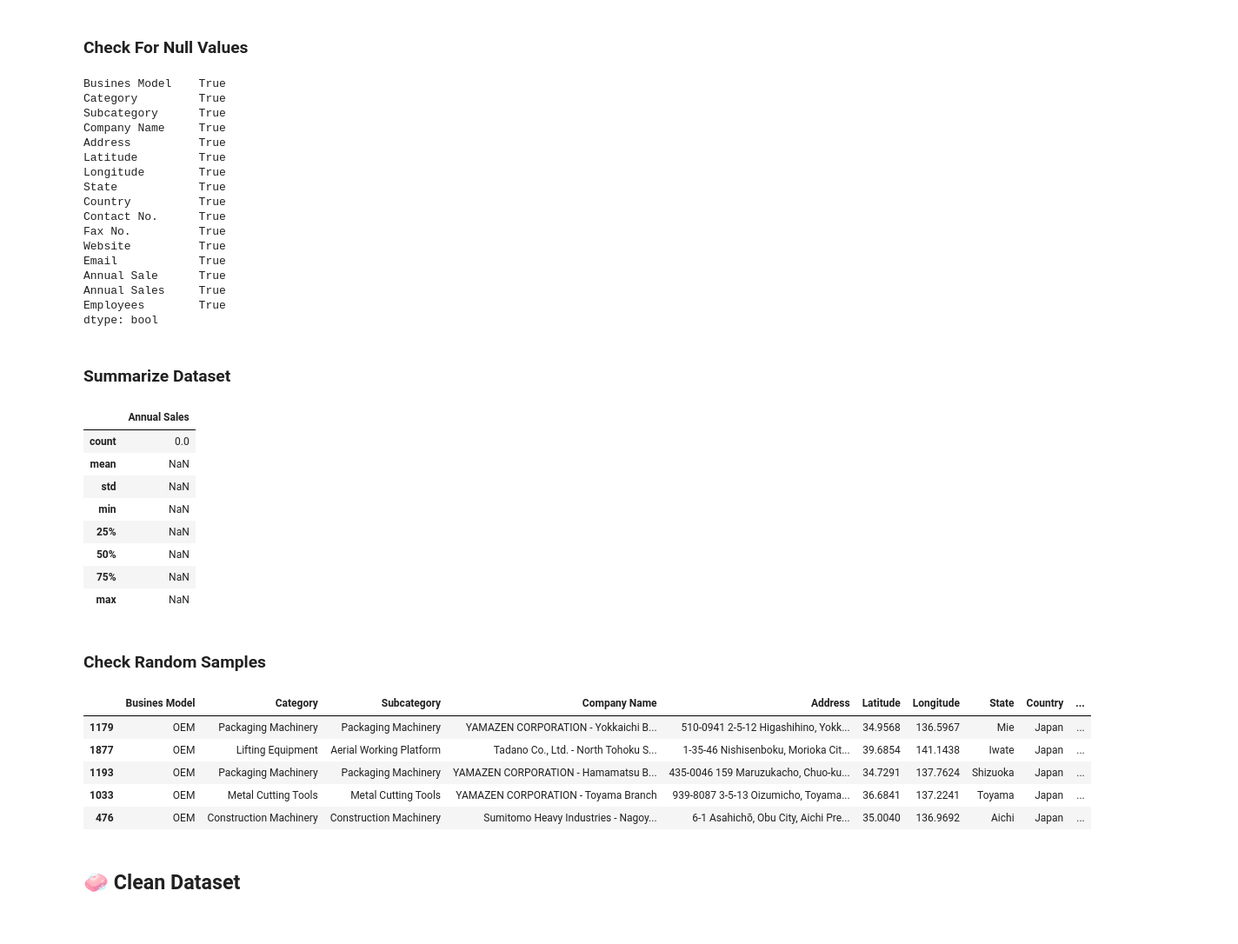
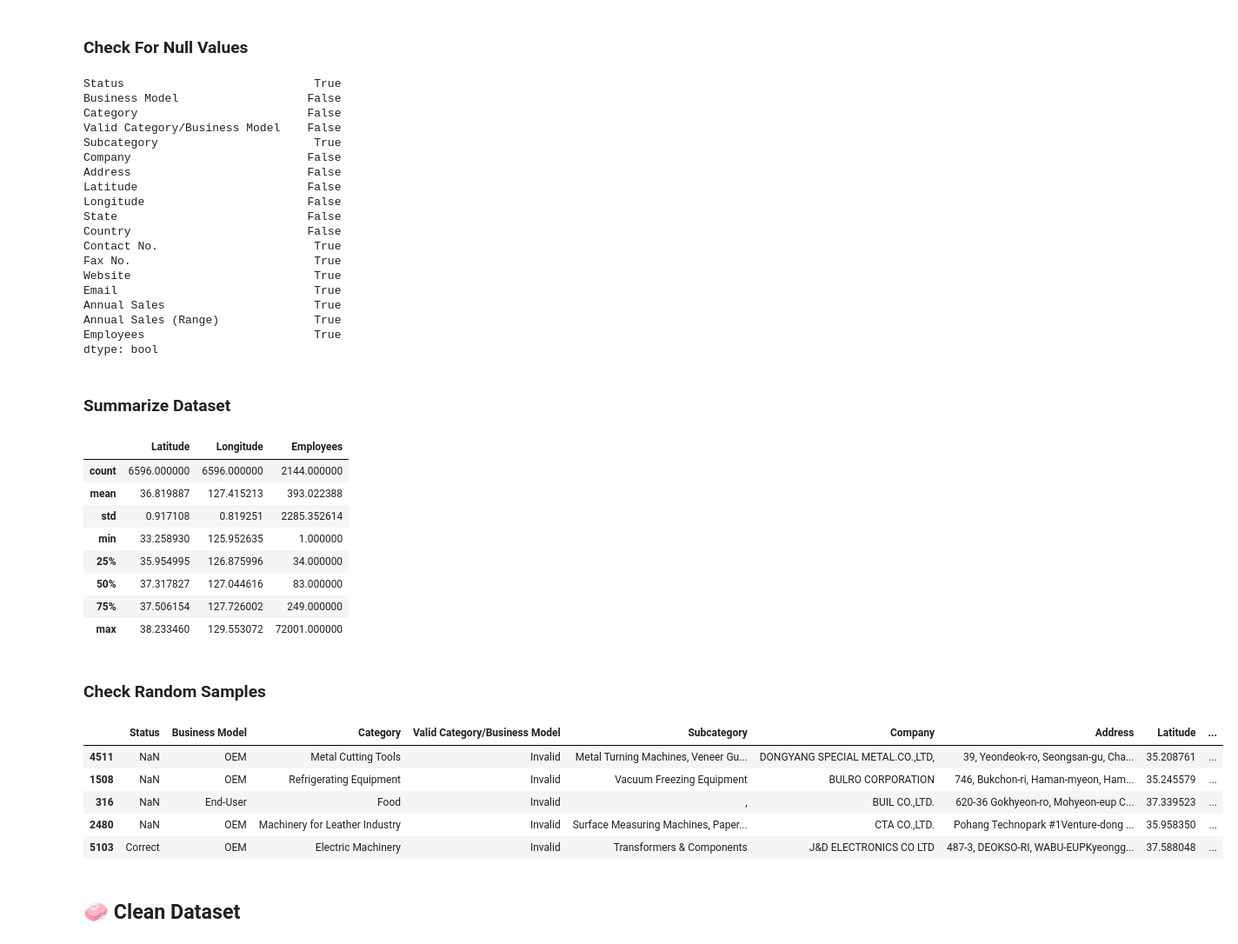
Before and after one commit to mitano-17/Nidec-Drives-Data-Cleaning, a Jupyter notebook: Dataset_Korea_Cleaner.ipynb, the cells around one changed output. Shown at 87% size. Drawn from its saved outputs; the diff is of its cells as text; code cells hidden in the pictures.

```diff
--- a/Dataset_Korea_Cleaner.ipynb
+++ b/Dataset_Korea_Cleaner.ipynb
@@ -45,50 +45,52 @@ memory usage: 927.7+ KB
 # %% [markdown]
 <h3>Check For Null Values</h3>
 # %%
-C_Original_df.isnull().any()
+K_Original_df.isnull().any()
 # %% [output]
-Busines Model    True
-Category         True
-Subcategory      True
-Company Name     True
-Address          True
-Latitude         True
-Longitude        True
-State            True
-Country          True
-Contact No.      True
-Fax No.          True
-Website          True
-Email            True
-Annual Sale      True
-Annual Sales     True
-Employees        True
+Status                            True
+Business Model                   False
+Category                         False
+Valid Category/Business Model    False
+Subcategory                       True
+Company                          False
+Address                          False
+Latitude                         False
+Longitude                        False
+State                            False
+Country                          False
+Contact No.                       True
+Fax No.                           True
+Website                           True
+Email                             True
+Annual Sales                      True
+Annual Sales (Range)              True
+Employees                         True
 dtype: bool
 # %% [markdown]
 <h3>Summarize Dataset</h3>
 # %%
-C_Original_df.describe()
+K_Original_df.describe()
 # %% [output]
-|  | Annual Sales |
-| count | 0.0 |
-| mean | NaN |
-| std | NaN |
-| min | NaN |
-| 25% | NaN |
-| 50% | NaN |
-| 75% | NaN |
-| max | NaN |
+|  | Latitude | Longitude | Employees |
+| count | 6596.000000 | 6596.000000 | 2144.000000 |
+| mean | 36.819887 | 127.415213 | 393.022388 |
+| std | 0.917108 | 0.819251 | 2285.352614 |
+| min | 33.258930 | 125.952635 | 1.000000 |
+| 25% | 35.954995 | 126.875996 | 34.000000 |
+| 50% | 37.317827 | 127.044616 | 83.000000 |
+| 75% | 37.506154 | 127.726002 | 249.000000 |
+| max | 38.233460 | 129.553072 | 72001.000000 |
 # %% [markdown]
 <h3>Check Random Samples</h3>
 # %%
-C_Original_df.sample(5)
+K_Original_df.sample(5)
 # %% [output]
-|  | Busines Model | Category | Subcategory | Company Name | Address | Latitude | Longitude | State | Country | ... |
-| 1179 | OEM | Packaging Machinery | Packaging Machinery | YAMAZEN CORPORATION - Yokkaichi B... | 510-0941 2-5-12 Higashihino, Yokk... | 34.9568 | 136.5967 | Mie | Japan | ... |
-| 1877 | OEM | Lifting Equipment | Aerial Working Platform | Tadano Co., Ltd. - North Tohoku S... | 1-35-46 Nishisenboku, Morioka Cit... | 39.6854 | 141.1438 | Iwate | Japan | ... |
-| 1193 | OEM | Packaging Machinery | Packaging Machinery | YAMAZEN CORPORATION - Hamamatsu B... | 435-0046 159 Maruzukacho, Chuo-ku... | 34.7291 | 137.7624 | Shizuoka | Japan | ... |
-| 1033 | OEM | Metal Cutting Tools | Metal Cutting Tools | YAMAZEN CORPORATION - Toyama Branch | 939-8087 3-5-13 Oizumicho, Toyama... | 36.6841 | 137.2241 | Toyama | Japan | ... |
-| 476 | OEM | Construction Machinery | Construction Machinery | Sumitomo Heavy Industries - Nagoy... | 6-1 Asahichō, Obu City, Aichi Pre... | 35.0040 | 136.9692 | Aichi | Japan | ... |
+|  | Status | Business Model | Category | Valid Category/Business Model | Subcategory | Company | Address | Latitude | ... |
+| 4511 | NaN | OEM | Metal Cutting Tools | Invalid | Metal Turning Machines, Veneer Gu... | DONGYANG SPECIAL METAL.CO.,LTD, | 39, Yeondeok-ro, Seongsan-gu, Cha... | 35.208761 | ... |
+| 1508 | NaN | OEM | Refrigerating Equipment | Invalid | Vacuum Freezing Equipment | BULRO CORPORATION | 746, Bukchon-ri, Haman-myeon, Ham... | 35.245579 | ... |
+| 316 | NaN | End-User | Food | Invalid | , | BUIL CO.,LTD. | 620-36 Gokhyeon-ro, Mohyeon-eup C... | 37.339523 | ... |
+| 2480 | NaN | OEM | Machinery for Leather Industry | Invalid | Surface Measuring Machines, Paper... | CTA CO.,LTD. | Pohang Technopark #1Venture-dong ... | 35.958350 | ... |
+| 5103 | Correct | OEM | Electric Machinery | Invalid | Transformers & Components | J&D ELECTRONICS CO LTD | 487-3, DEOKSO-RI, WABU-EUPKyeongg... | 37.588048 | ... |
 # %% [markdown]
 <h2>🧼 Clean Dataset</h2>
 # %% [markdown]
```
Also changed, not shown: parts of 15 cells of this notebook.
